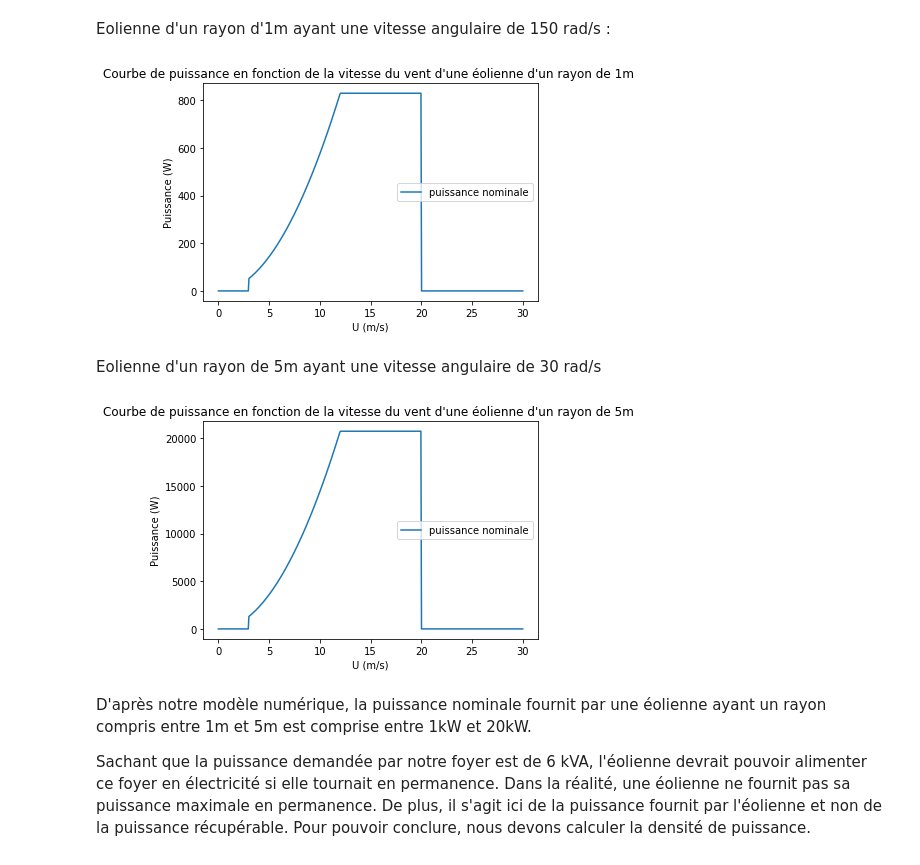
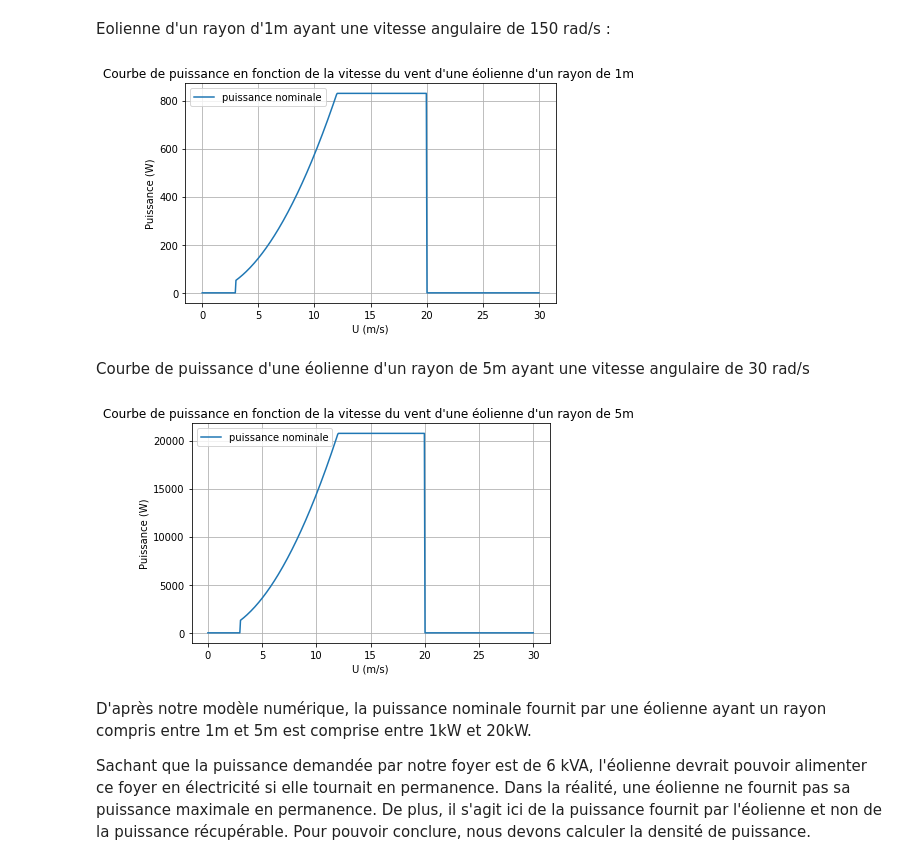
Before and after one commit to thomas-barrais/Projet-Eolienne, a Jupyter notebook: Groupe08_ProjetEol.ipynb, the cells around one changed output. Cells and saved outputs as stored; diff of their text form; code cells hidden in the pictures.

```diff
--- a/Groupe08_ProjetEol.ipynb
+++ b/Groupe08_ProjetEol.ipynb
@@ -549,37 +567,40 @@ plt.show()
 <p> Puissance d'une éolienne avec des pâles d'un rayon de 50m et d'une vitesse angulaire de 4 rad/s. La valeur théorique est de 3 MW, notre programme affiche une puissance nominale de l'ordre de 2.8 MW. </p>
 # %%
 vitesse_vent2 = np.linspace(0, 30, 500)
+puissances2 = []
 
-cut_in_speed = 3
-cut_speed = 12
-cut_out_speed = 20
-puissances2 = []
-longueur_pale = 50
-omega = 4
+longueur_pale2 = 50
+omega2 = 4
 
 for v in vitesse_vent2 :
     if v < cut_in_speed:
         puissances2.append(0)
     elif cut_in_speed <= v < cut_speed:
-        puissances2.append(puissance_nominale(longueur_pale, omega, v))
+        puissances2.append(puissance_nominale(longueur_pale2, omega2, v))
     elif cut_speed <= v < cut_out_speed:
-        puissances2.append(puissance_nominale(longueur_pale, omega, cut_speed))
+        puissances2.append(puissance_nominale(longueur_pale2, omega2, cut_speed))
     elif v >= cut_out_speed:
         puissances2.append(0)
 
-puissance_vent = np.pi*longueur_pale**2 * vitesse_vent2**3
+puissance_vent = 0.5* 1.225* np.pi*longueur_pale2**2 * vitesse_vent2**3
 
-plt.figure()
+plt.figure(figsize=(15, 8))
+plt.subplot(1,2,1)
 plt.plot(vitesse_vent2, puissances2, label="puissance nominale")
 plt.title("Courbe de puissance en fonction de la vitesse du vent d'une éolienne d'un rayon de 50m ")
 plt.xlabel('U (m/s)')
 plt.ylabel('Puissance (W)')
+plt.grid()
 plt.legend()
 
-plt.figure()
+plt.subplot(1,2,2)
 plt.plot(vitesse_vent2, puissance_vent, label="puissance du vent")
 plt.title("Courbe de puissance du vent traversant l'éolienne en fonction de la vitesse de celui-ci")
 plt.xlabel('U (m/s)')
 plt.ylabel('Puissance (W)')
+plt.grid()
+plt.legend()
+
+plt.tight_layout()
 plt.show()
 # %% [output]
@@ -700,50 +725,48 @@ source :
 Eolienne d'un rayon d'1m ayant une vitesse angulaire de 150 rad/s :
 # %%
 vitesse_vent3 = np.linspace(0, 30, 500)
+puissances3 = []
 
-cut_in_speed = 3
-cut_speed = 12
-cut_out_speed = 20
-puissances3 = []
-longueur_pale = 1
-omega = 150
+longueur_pale3 = 1
+omega3 = 150
 
 for v in vitesse_vent3 :
     if v < cut_in_speed:
         puissances3.append(0)
     elif cut_in_speed <= v < cut_speed:
-        puissances3.append(puissance_nominale(longueur_pale, omega, v))
+        puissances3.append(puissance_nominale(longueur_pale3, omega3, v))
     elif cut_speed <= v < cut_out_speed:
-        puissances3.append(puissance_nominale(longueur_pale, omega, cut_speed))
+        puissances3.append(puissance_nominale(longueur_pale3, omega3, cut_speed))
     elif v >= cut_out_speed:
         puissances3.append(0)
 
 plt.plot(vitesse_vent3, puissances3, label="puissance nominale")
 plt.title("Courbe de puissance en fonction de la vitesse du vent d'une éolienne d'un rayon de 1m ")
 plt.xlabel('U (m/s)')
 plt.ylabel('Puissance (W)')
 plt.legend()
+plt.grid()
+
+plt.tight_layout()
 plt.show()
 # %% [output]
-[figure, old version]
+[figure, new version]
 # %% [markdown]
-Eolienne d'un rayon de 5m ayant une vitesse angulaire de 30 rad/s
+Courbe de puissance d'une éolienne d'un rayon de 5m ayant une vitesse angulaire de 30 rad/s
 # %%
 vitesse_vent4 = np.linspace(0, 30, 500)
+puissances4 = []
 
-cut_in_speed = 3
-cut_speed = 12
-cut_out_speed = 20
-puissances4 = []
-longueur_pale = 5
+longueur_pale4 = 5
+omega4 = 30
 
 for v in vitesse_vent4 :
     if v < cut_in_speed:
         puissances4.append(0)
     elif cut_in_speed <= v < cut_speed:
-        puissances4.append(puissance_nominale(longueur_pale, 30, v))
+        puissances4.append(puissance_nominale(longueur_pale4, omega4, v))
     elif cut_speed <= v < cut_out_speed:
-        puissances4.append(puissance_nominale(longueur_pale, 30, cut_speed))
+        puissances4.append(puissance_nominale(longueur_pale4, omega4, cut_speed))
     elif v >= cut_out_speed:
         puissances4.append(0)
 
@@ -752,9 +775,12 @@ plt.title("Courbe de puissance en fonction de la vitesse du vent d'une éolienne
 plt.xlabel('U (m/s)')
 plt.ylabel('Puissance (W)')
 plt.legend()
+plt.grid()
+
+plt.tight_layout()
 plt.show()
 # %% [output]
-[figure, old version]
+[figure, new version]
 # %% [markdown]
 D'après notre modèle numérique, la puissance nominale fournit par une éolienne ayant un rayon compris entre 1m et 5m est comprise entre 1kW et 20kW.
 
```
Also changed, not shown: parts of 17 cells of this notebook.
